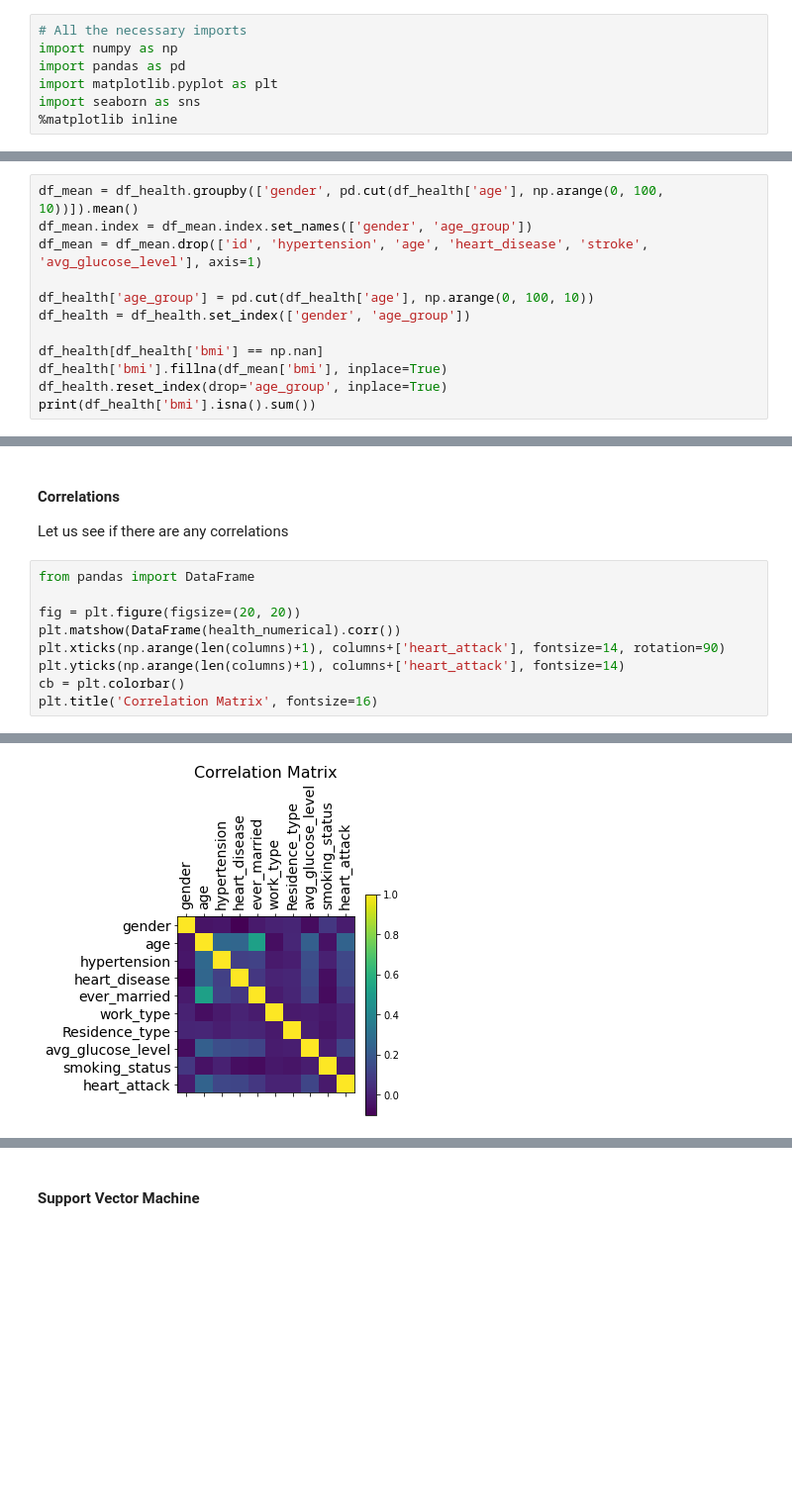
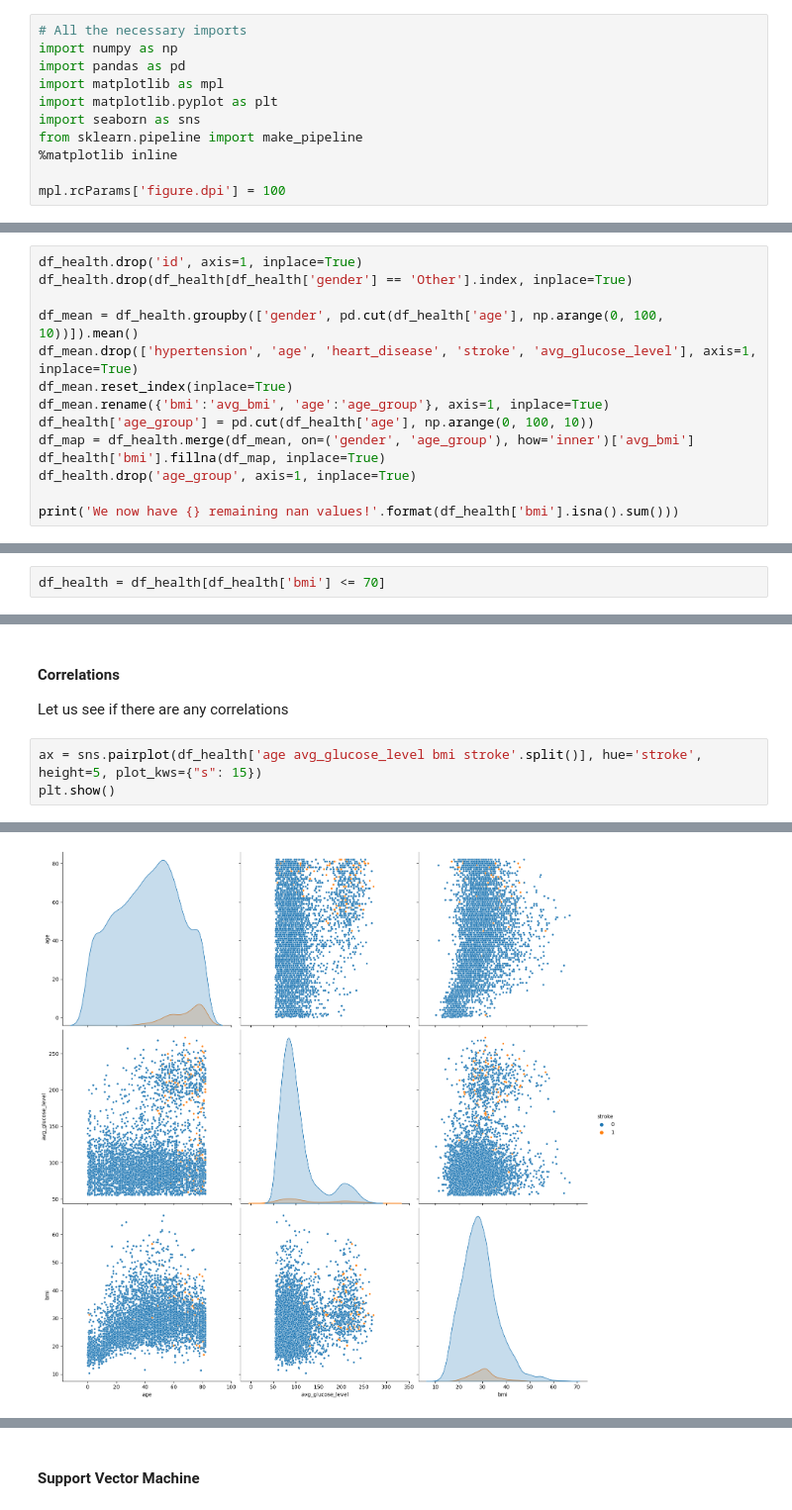
Before and after one commit to gabrysera/DataMining, a Jupyter notebook: DataMining_Marco_Gabriele.ipynb, the cells around one changed output, grey strips where cells are left out. Shown at 99% size. Drawn from its saved outputs; the diff is of its cells as text; blank space fills up the shorter version.

```diff
--- a/DataMining_Marco_Gabriele.ipynb
+++ b/DataMining_Marco_Gabriele.ipynb
@@ -11,9 +11,13 @@ In the following the data will be read and prepared for further use.
 # All the necessary imports
 import numpy as np
 import pandas as pd
+import matplotlib as mpl
 import matplotlib.pyplot as plt
 import seaborn as sns
+from sklearn.pipeline import make_pipeline
 %matplotlib inline
+
+mpl.rcParams['figure.dpi'] = 100
 # %%
 # Reading the data into a data frame
 df_health = pd.read_csv('data/healthcare-dataset-stroke-data.csv')
@@ -95,15 +79,17 @@ health_numerical = df_health.replace(
 # %% [markdown]
 We saw earlier that there are some many `Nan` values in the bmi column. Therefore we will atempt to mean those values based on the gender and the age group.
 # %%
+df_health.drop('id', axis=1, inplace=True)
+df_health.drop(df_health[df_health['gender'] == 'Other'].index, inplace=True)
+
 df_mean = df_health.groupby(['gender', pd.cut(df_health['age'], np.arange(0, 100, 10))]).mean()
-df_mean.index = df_mean.index.set_names(['gender', 'age_group'])
-df_mean = df_mean.drop(['id', 'hypertension', 'age', 'heart_disease', 'stroke', 'avg_glucose_level'], axis=1)
+df_mean.drop(['hypertension', 'age', 'heart_disease', 'stroke', 'avg_glucose_level'], axis=1, inplace=True)
+df_mean.reset_index(inplace=True)
+df_mean.rename({'bmi':'avg_bmi', 'age':'age_group'}, axis=1, inplace=True)
+df_health['age_group'] = pd.cut(df_health['age'], np.arange(0, 100, 10))
+df_map = df_health.merge(df_mean, on=('gender', 'age_group'), how='inner')['avg_bmi']
+df_health['bmi'].fillna(df_map, inplace=True)
+df_health.drop('age_group', axis=1, inplace=True)
 
-df_health['age_group'] = pd.cut(df_health['age'], np.arange(0, 100, 10))
-df_health = df_health.set_index(['gender', 'age_group'])
-
-df_health[df_health['bmi'] == np.nan]
-df_health['bmi'].fillna(df_mean['bmi'], inplace=True)
-df_health.reset_index(drop='age_group', inplace=True)
-print(df_health['bmi'].isna().sum())
+print('We now have {} remaining nan values!'.format(df_health['bmi'].isna().sum()))
 # %% [output]
@@ -110,0 +107,2 @@ print(df_health['bmi'].isna().sum())
+# %%
+df_health = df_health[df_health['bmi'] <= 70]
@@ -160,12 +161,6 @@ We can see that the data is not well separated by the PCs. This is a indicator t
 #### Correlations
 Let us see if there are any correlations
 # %%
-from pandas import DataFrame
-
-fig = plt.figure(figsize=(20, 20))
-plt.matshow(DataFrame(health_numerical).corr())
-plt.xticks(np.arange(len(columns)+1), columns+['heart_attack'], fontsize=14, rotation=90)
-plt.yticks(np.arange(len(columns)+1), columns+['heart_attack'], fontsize=14)
-cb = plt.colorbar()
-plt.title('Correlation Matrix', fontsize=16)
+ax = sns.pairplot(df_health['age avg_glucose_level bmi stroke'.split()], hue='stroke', height=5, plot_kws={"s": 15})
+plt.show()
 # %% [output]
@@ -174 +167 @@ Text(0.5, 1.0, 'Correlation Matrix')
-[figure, old version]
+[figure, new version]
```
Also changed, not shown: parts of 32 cells of this notebook.
